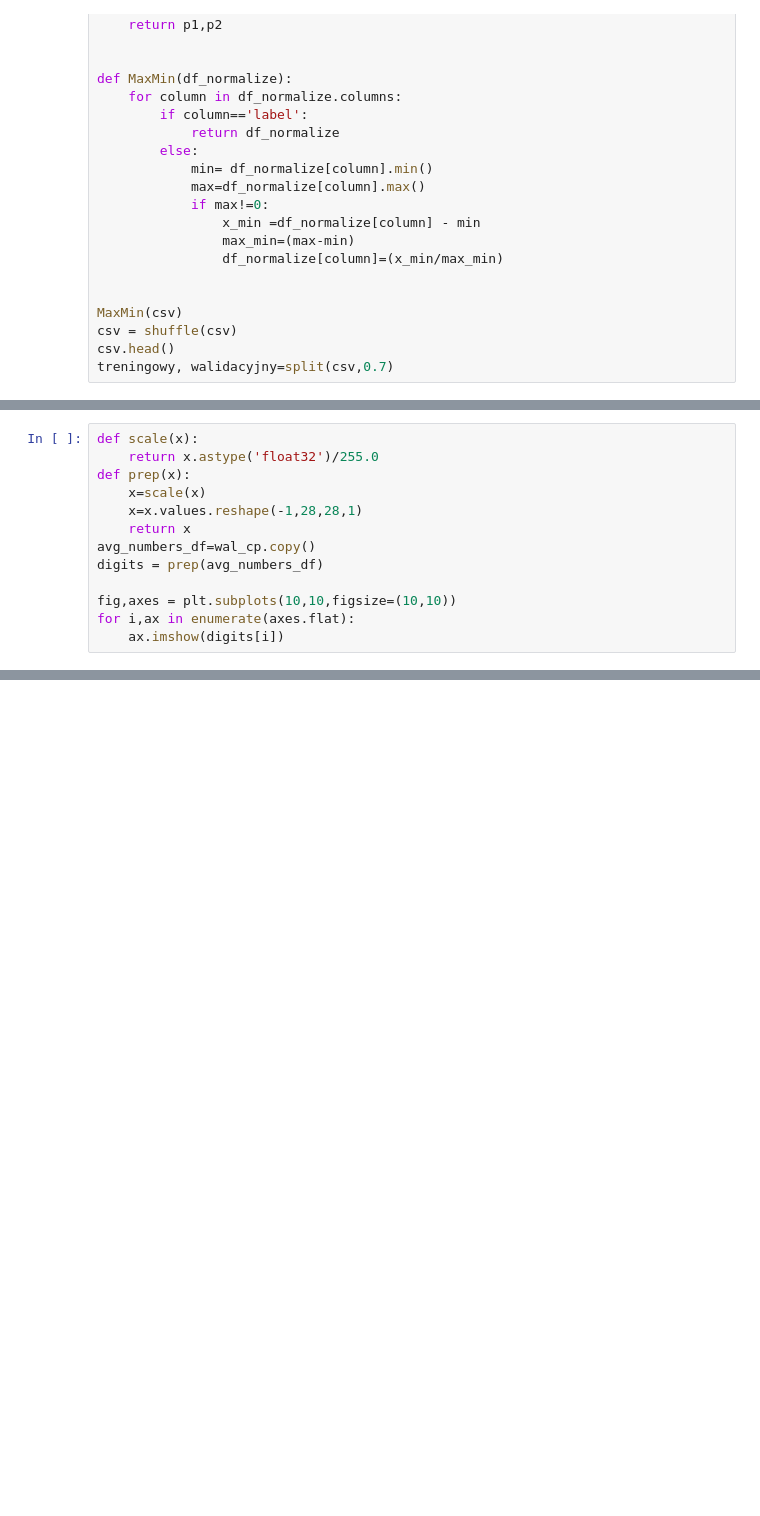
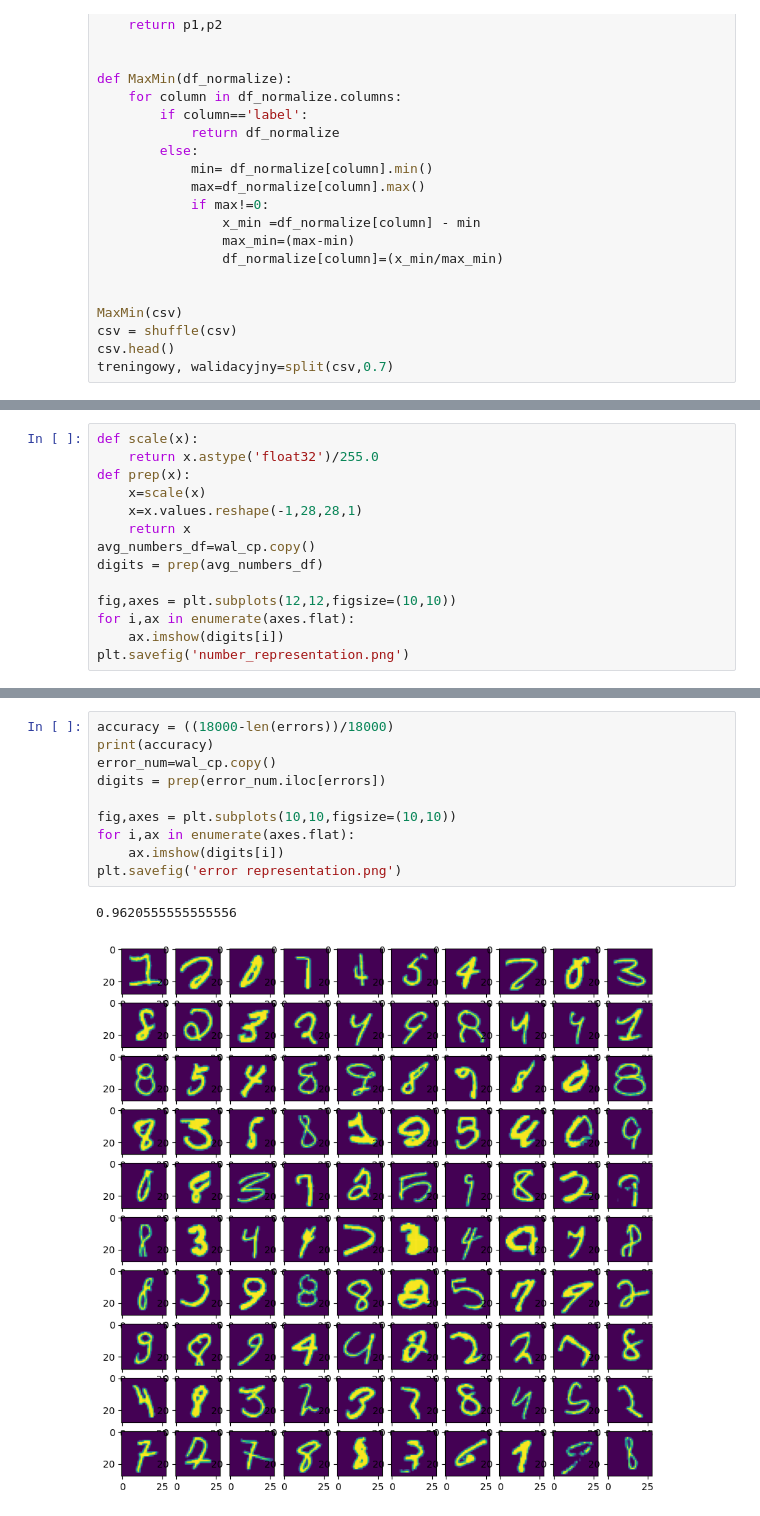
Before and after one commit to w0jd/ropoznawanie-cyfr, a Jupyter notebook: dane.ipynb, the cells around one changed output, grey strips where cells are left out. Drawn from its saved outputs; the diff is of its cells as text; blank space fills up the shorter version.

```diff
--- a/dane.ipynb
+++ b/dane.ipynb
@@ -338,7 +349,8 @@ def prep(x):
 avg_numbers_df=wal_cp.copy()
 digits = prep(avg_numbers_df)
 
-fig,axes = plt.subplots(10,10,figsize=(10,10))
+fig,axes = plt.subplots(12,12,figsize=(10,10))
 for i,ax in enumerate(axes.flat):
     ax.imshow(digits[i])
+plt.savefig('number_representation.png')
 # %% [output]
@@ -345,0 +365,13 @@ for i,ax in enumerate(axes.flat):
+# %%
+accuracy = ((18000-len(errors))/18000)
+print(accuracy)
+error_num=wal_cp.copy()
+digits = prep(error_num.iloc[errors])
+
+fig,axes = plt.subplots(10,10,figsize=(10,10))
+for i,ax in enumerate(axes.flat):
+    ax.imshow(digits[i])
+plt.savefig('error representation.png')
+# %% [output]
+0.9620555555555556
+[figure, added]
```
Also changed, not shown: parts of 7 cells of this notebook, 4 other files.
